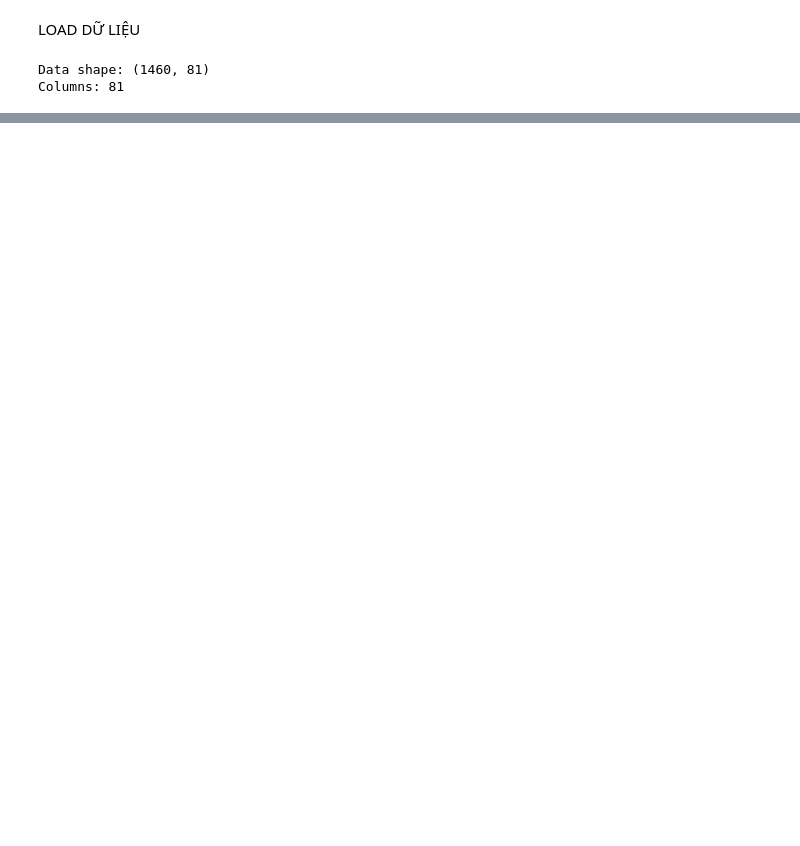
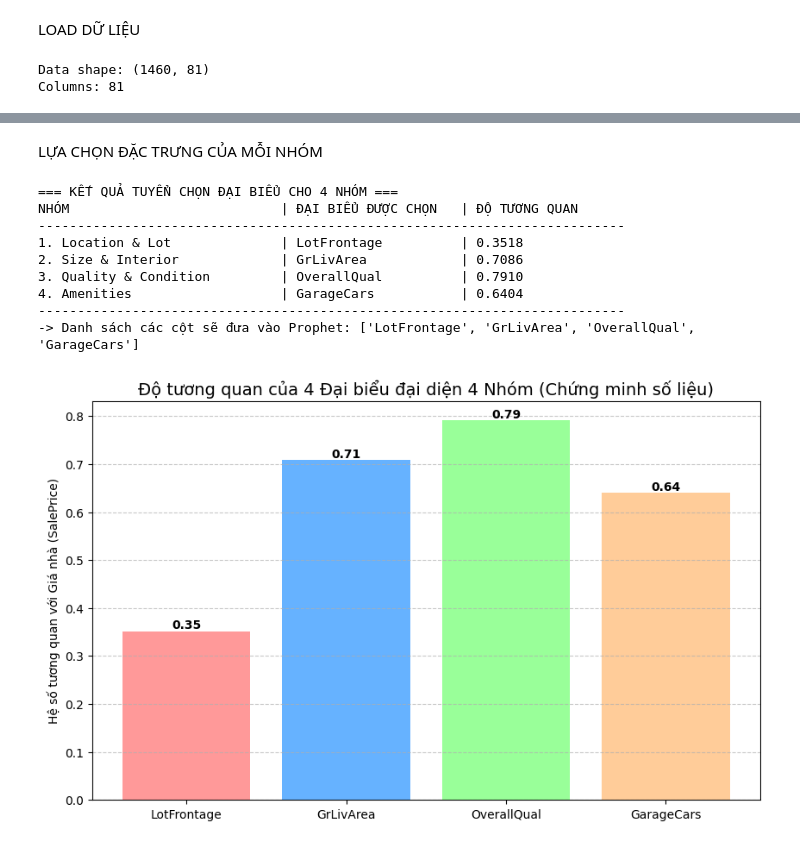
Before and after one commit to QuangTrongLeo/house-price-data-mining, a Jupyter notebook: house-price.ipynb, the cells around one changed output, grey strips where cells are left out. Drawn from its saved outputs; the diff is of its cells as text; code cells hidden in the pictures; blank space fills up the shorter version.

```diff
--- a/house-price.ipynb
+++ b/house-price.ipynb
@@ -415,0 +132,80 @@ Selected regressors for Prophet: ['OverallQual', 'GrLivArea', 'GarageCars', 'Gar
+# %% [markdown]
+LỰA CHỌN ĐẶC TRƯNG CỦA MỖI NHÓM
+# %%
+df = pd.read_csv('train.csv')
+numeric_df = df.select_dtypes(include=[np.number])
+
+# 2. Tính tương quan với SalePrice
+correlations = numeric_df.corr()['SalePrice'].sort_values(ascending=False)
+
+teacher_groups = {
+    "1. Location & Lot": [
+    "MSSubClass", "MSZoning", "LotFrontage", "LotArea",
+    "Street", "Alley", "LotShape", "LandContour",
+    "Utilities", "LotConfig", "LandSlope",
+    "Neighborhood", "Condition1", "Condition2"
+],
+    "2. Size & Interior": [
+    "GrLivArea", "TotalBsmtSF", "1stFlrSF", "2ndFlrSF",
+    "LowQualFinSF", "BsmtFinSF1", "BsmtFinSF2", "BsmtUnfSF",
+    "TotRmsAbvGrd", "BedroomAbvGr", "KitchenAbvGr",
+    "GarageArea", "GarageCars", "MasVnrArea"
+]
+,
+    "3. Quality & Condition": [
+    "OverallQual", "OverallCond", "YearBuilt", "YearRemodAdd",
+    "ExterQual", "ExterCond", "BsmtQual", "BsmtCond",
+    "HeatingQC", "KitchenQual", "FireplaceQu",
+    "GarageQual", "GarageCond", "PoolQC"
+],
+
+    "4. Amenities": ['GarageCars', 'GarageArea', 'WoodDeckSF', 'OpenPorchSF', 'PoolArea']
+}
+
+print("=== KẾT QUẢ TUYỂN CHỌN ĐẠI BIỂU CHO 4 NHÓM ===")
+print(f"{'NHÓM':<30} | {'ĐẠI BIỂU ĐƯỢC CHỌN':<20} | {'ĐỘ TƯƠNG QUAN':<15}")
+print("-" * 75)
+
+final_features = []
+
+for group_name, candidates in teacher_groups.items():
+    valid_candidates = [c for c in candidates if c in correlations.index]
+
+    if valid_candidates:
+        best_feature = correlations[valid_candidates].idxmax()
+        score = correlations[best_feature]
+
+        print(f"{group_name:<30} | {best_feature:<20} | {score:.4f}")
+        final_features.append(best_feature)
+    else:
+        print(f"{group_name:<30} | Không có ứng viên số | N/A")
+
+print("-" * 75)
+print(f"-> Danh sách các cột sẽ đưa vào Prophet: {final_features}")
+
+selected_corr = correlations[final_features]
+
+plt.figure(figsize=(10, 6))
+colors = ['#FF9999', '#66B2FF', '#99FF99', '#FFCC99']
+bars = plt.bar(selected_corr.index, selected_corr.values, color=colors)
+
+plt.title('Độ tương quan của 4 Đại biểu đại diện 4 Nhóm (Chứng minh số liệu)', fontsize=14)
+plt.ylabel('Hệ số tương quan với Giá nhà (SalePrice)')
+plt.grid(axis='y', linestyle='--', alpha=0.7)
+
+for bar in bars:
+    yval = bar.get_height()
+    plt.text(bar.get_x() + bar.get_width()/2, yval, round(yval, 2), ha='center', va='bottom', fontweight='bold')
+
+plt.show()
+# %% [output]
+=== KẾT QUẢ TUYỂN CHỌN ĐẠI BIỂU CHO 4 NHÓM ===
+NHÓM                           | ĐẠI BIỂU ĐƯỢC CHỌN   | ĐỘ TƯƠNG QUAN
+---------------------------------------------------------------------------
+1. Location & Lot              | LotFrontage          | 0.3518
+2. Size & Interior             | GrLivArea            | 0.7086
+3. Quality & Condition         | OverallQual          | 0.7910
+4. Amenities                   | GarageCars           | 0.6404
+---------------------------------------------------------------------------
+-> Danh sách các cột sẽ đưa vào Prophet: ['LotFrontage', 'GrLivArea', 'OverallQual', 'GarageCars']
+[figure, added]
```
Also changed, not shown: parts of 22 cells of this notebook, 1 other file.
